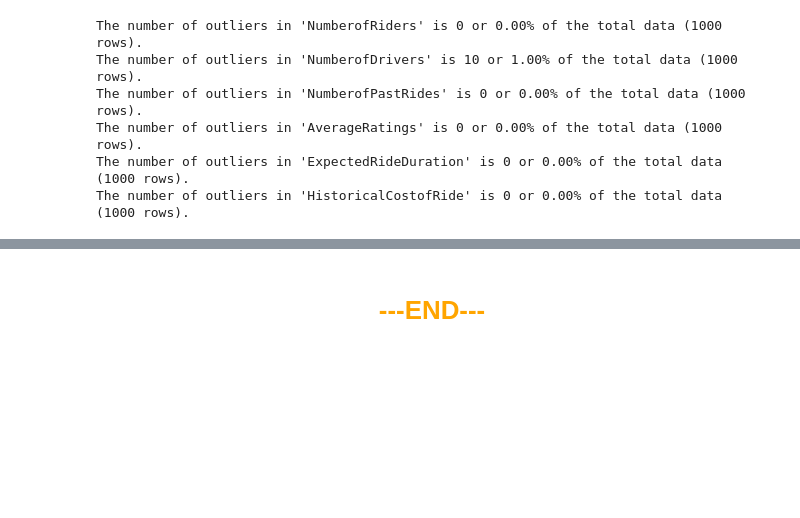
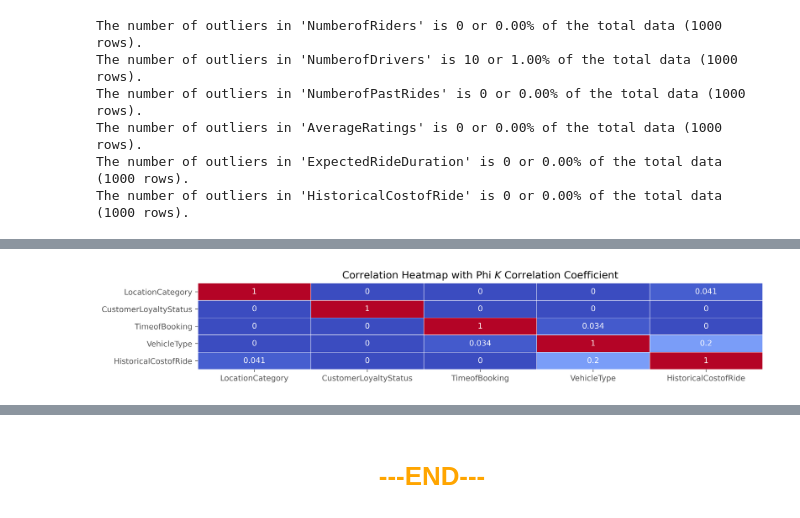
Before and after one commit to LingAdeu/dynamic-pricing-model, a Jupyter notebook: notebook/notebook.ipynb, the cells around one changed output, grey strips where cells are left out. Cells and saved outputs as stored; diff of their text form; code cells hidden in the pictures; blank space fills up the shorter version.

```diff
--- a/notebook/notebook.ipynb
+++ b/notebook/notebook.ipynb
@@ -189,0 +302,9 @@ The number of outliers in 'HistoricalCostofRide' is 0 or 0.00% of the total data
+# %%
+plt.figure(figsize=(13, 2), dpi=400)
+cols = ['LocationCategory', 'CustomerLoyaltyStatus', 'TimeofBooking', 'VehicleType', 'HistoricalCostofRide']
+phik_matrix = df[cols].phik_matrix(interval_cols=['HistoricalCostofRide']).round(4)
+sns.heatmap(phik_matrix, annot=True, cmap='coolwarm', linewidths=0.5, cbar=False)
+plt.title('Correlation Heatmap with Phi $K$ Correlation Coefficient', loc='center', fontsize=13)
+plt.show()
+# %% [output]
+[figure, added]
```
Also changed, not shown: parts of 60 cells of this notebook, 4 other files.
